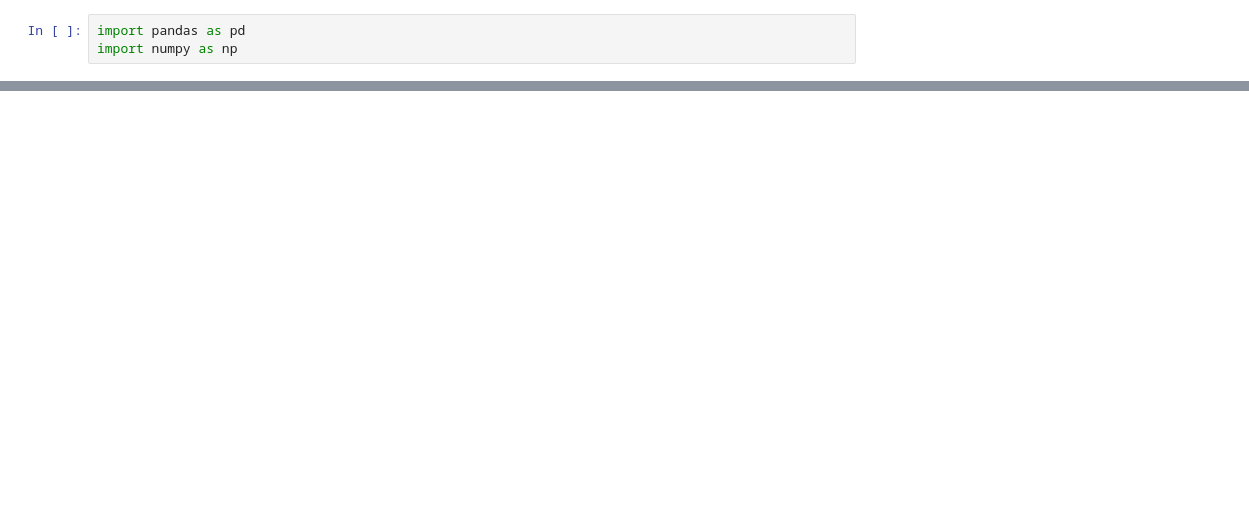
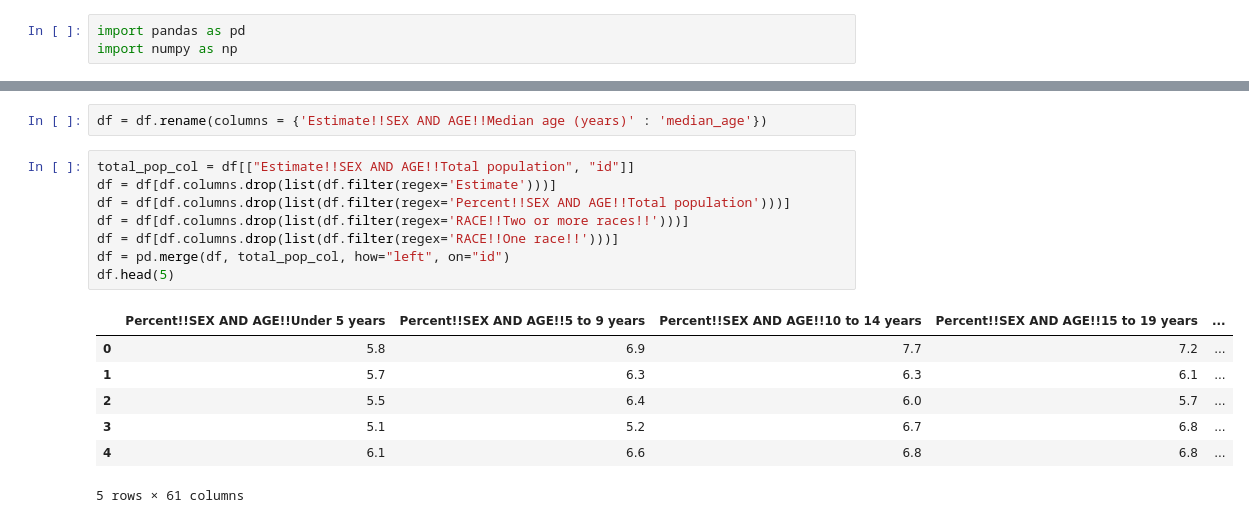
Before and after one commit to JayRPhilbrick/bdsi22dataminingsti, a Jupyter notebook: notebooks/acs_dp05_cleaning.ipynb, the cells around one changed output, grey strips where cells are left out. Drawn from its saved outputs; the diff is of its cells as text; blank space fills up the shorter version.

```diff
--- a/notebooks/acs_dp05_cleaning.ipynb
+++ b/notebooks/acs_dp05_cleaning.ipynb
@@ -19,0 +67,18 @@ pd.read_csv("..\Data\Raw\ACS\ACSDP052016.csv")
+# %%
+df = df.rename(columns = {'Estimate!!SEX AND AGE!!Median age (years)' : 'median_age'})
+# %%
+total_pop_col = df[["Estimate!!SEX AND AGE!!Total population", "id"]]
+df = df[df.columns.drop(list(df.filter(regex='Estimate')))]
+df = df[df.columns.drop(list(df.filter(regex='Percent!!SEX AND AGE!!Total population')))]
+df = df[df.columns.drop(list(df.filter(regex='RACE!!Two or more races!!')))]
+df = df[df.columns.drop(list(df.filter(regex='RACE!!One race!!')))]
+df = pd.merge(df, total_pop_col, how="left", on="id")
+df.head(5)
+# %% [output]
+|  | Percent!!SEX AND AGE!!Under 5 years | Percent!!SEX AND AGE!!5 to 9 years | Percent!!SEX AND AGE!!10 to 14 years | Percent!!SEX AND AGE!!15 to 19 years | ... |
+| 0 | 5.8 | 6.9 | 7.7 | 7.2 | ... |
+| 1 | 5.7 | 6.3 | 6.3 | 6.1 | ... |
+| 2 | 5.5 | 6.4 | 6.0 | 5.7 | ... |
+| 3 | 5.1 | 5.2 | 6.7 | 6.8 | ... |
+| 4 | 6.1 | 6.6 | 6.8 | 6.8 | ... |
+5 rows × 61 columns
```
Also changed, not shown: parts of 8 cells of this notebook, 5 other files.
